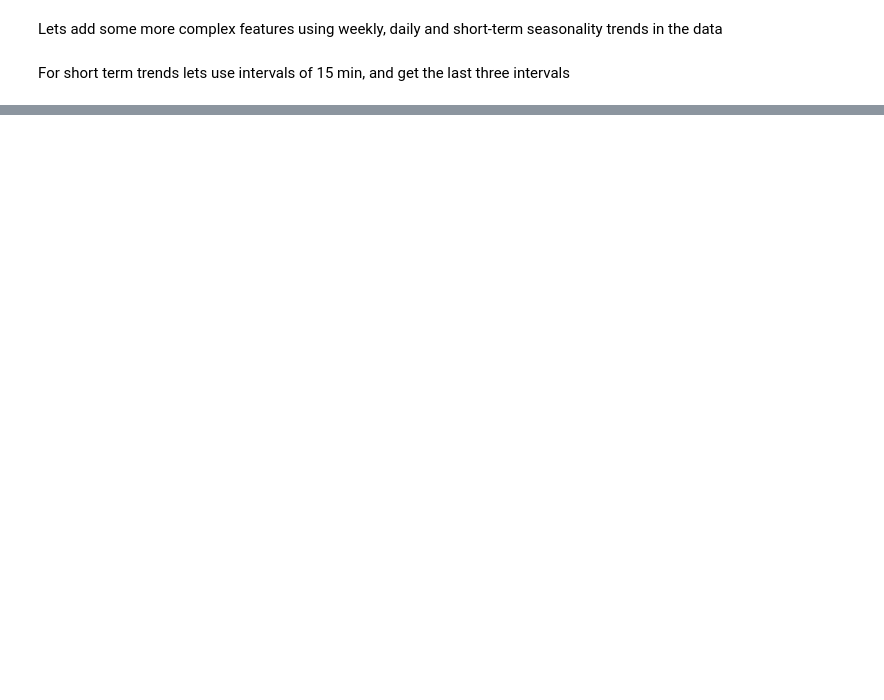
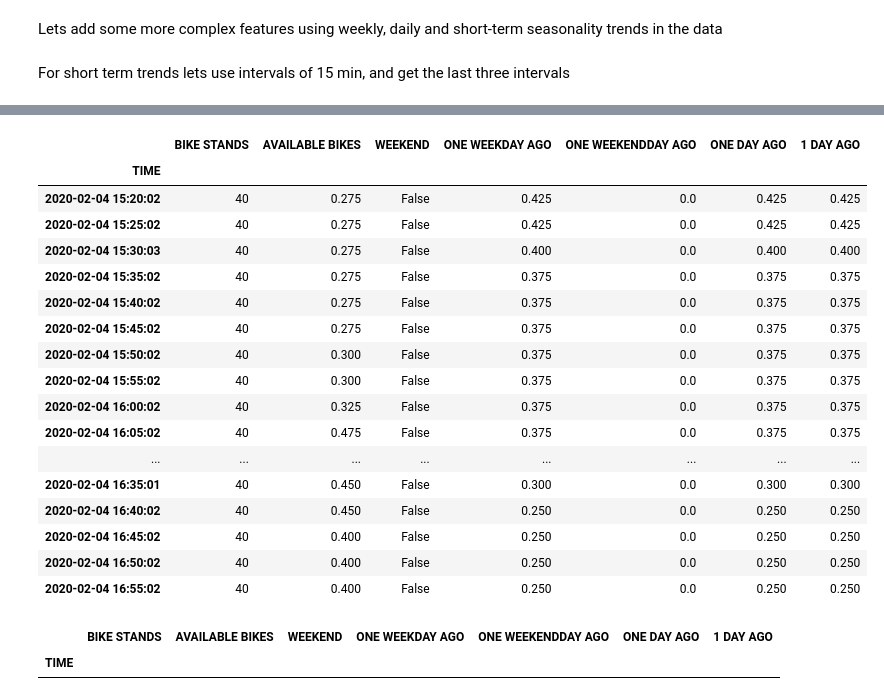
Before and after one commit to cormac-doyle/Final-Assignment-Machine-Learning, a Jupyter notebook: feature_engineering.ipynb, the cells around one changed output, grey strips where cells are left out. Saved outputs shown, nothing was run; the diff lists cells and outputs as text; code cells hidden in the pictures; blank space fills up the shorter version.

Commit message:
weekdays

```diff
--- a/feature_engineering.ipynb
+++ b/feature_engineering.ipynb
@@ -97,0 +85,5 @@ df_portobello.set_index("TIME",inplace=True,drop=True)
+# %%
+df_hospital["TIME"]=pd.to_datetime(df_hospital["TIME"])
+df_hospital["WEEKEND"] = df_hospital["TIME"].dt.dayofweek >=5
+
+df_hospital[500:510]
@@ -108,3 +136,0 @@ df_portobello_map["60MIN"]=shift_target_variable(df_portobello, prediction_time
-# %%
-df_hospital["10MIN AHEAD"] = df_hospital_map["10MIN"]["AVAILABLE BIKES"]
-df_hospital[500:520]
@@ -131,3 +154,29 @@ df_hospital[500:520]
+# %%
+df_hospital[2200:2220]
+# %% [output]
+|  | BIKE STANDS | AVAILABLE BIKES | WEEKEND | ONE WEEKDAY AGO | ONE WEEKENDDAY AGO | ONE DAY AGO | 1 DAY AGO |
+| TIME |  |  |  |  |  |  |  |
+| 2020-02-04 15:20:02 | 40 | 0.275 | False | 0.425 | 0.0 | 0.425 | 0.425 |
+| 2020-02-04 15:25:02 | 40 | 0.275 | False | 0.425 | 0.0 | 0.425 | 0.425 |
+| 2020-02-04 15:30:03 | 40 | 0.275 | False | 0.400 | 0.0 | 0.400 | 0.400 |
+| 2020-02-04 15:35:02 | 40 | 0.275 | False | 0.375 | 0.0 | 0.375 | 0.375 |
+| 2020-02-04 15:40:02 | 40 | 0.275 | False | 0.375 | 0.0 | 0.375 | 0.375 |
+| 2020-02-04 15:45:02 | 40 | 0.275 | False | 0.375 | 0.0 | 0.375 | 0.375 |
+| 2020-02-04 15:50:02 | 40 | 0.300 | False | 0.375 | 0.0 | 0.375 | 0.375 |
+| 2020-02-04 15:55:02 | 40 | 0.300 | False | 0.375 | 0.0 | 0.375 | 0.375 |
+| 2020-02-04 16:00:02 | 40 | 0.325 | False | 0.375 | 0.0 | 0.375 | 0.375 |
+| 2020-02-04 16:05:02 | 40 | 0.475 | False | 0.375 | 0.0 | 0.375 | 0.375 |
+| ... | ... | ... | ... | ... | ... | ... | ... |
+| 2020-02-04 16:35:01 | 40 | 0.450 | False | 0.300 | 0.0 | 0.300 | 0.300 |
+| 2020-02-04 16:40:02 | 40 | 0.450 | False | 0.250 | 0.0 | 0.250 | 0.250 |
+| 2020-02-04 16:45:02 | 40 | 0.400 | False | 0.250 | 0.0 | 0.250 | 0.250 |
+| 2020-02-04 16:50:02 | 40 | 0.400 | False | 0.250 | 0.0 | 0.250 | 0.250 |
+| 2020-02-04 16:55:02 | 40 | 0.400 | False | 0.250 | 0.0 | 0.250 | 0.250 |
+# %%
+df_hospital.loc[df_hospital["ONE DAY AGO"].isna()]
+# %% [output]
+|  | BIKE STANDS | AVAILABLE BIKES | WEEKEND | ONE WEEKDAY AGO | ONE WEEKENDDAY AGO | ONE DAY AGO | 1 DAY AGO |
+| TIME |  |  |  |  |  |  |  |
 # %%
 def get_X_and_y(df:map):
     X={}
```
Also changed, not shown: parts of 16 cells of this notebook, 2 other files.
